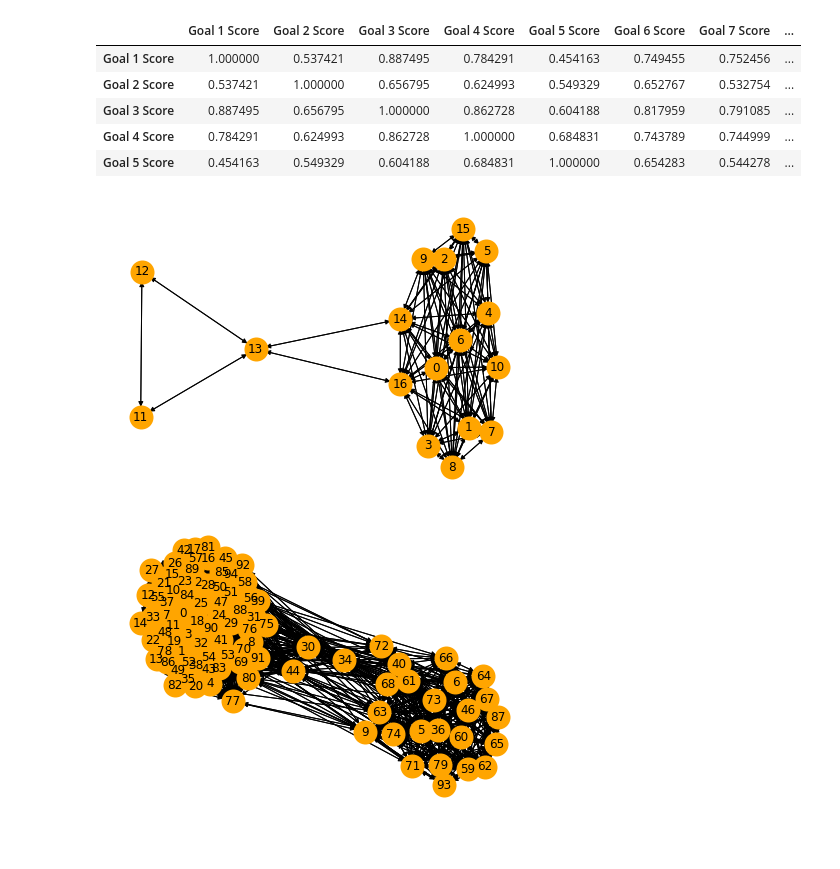
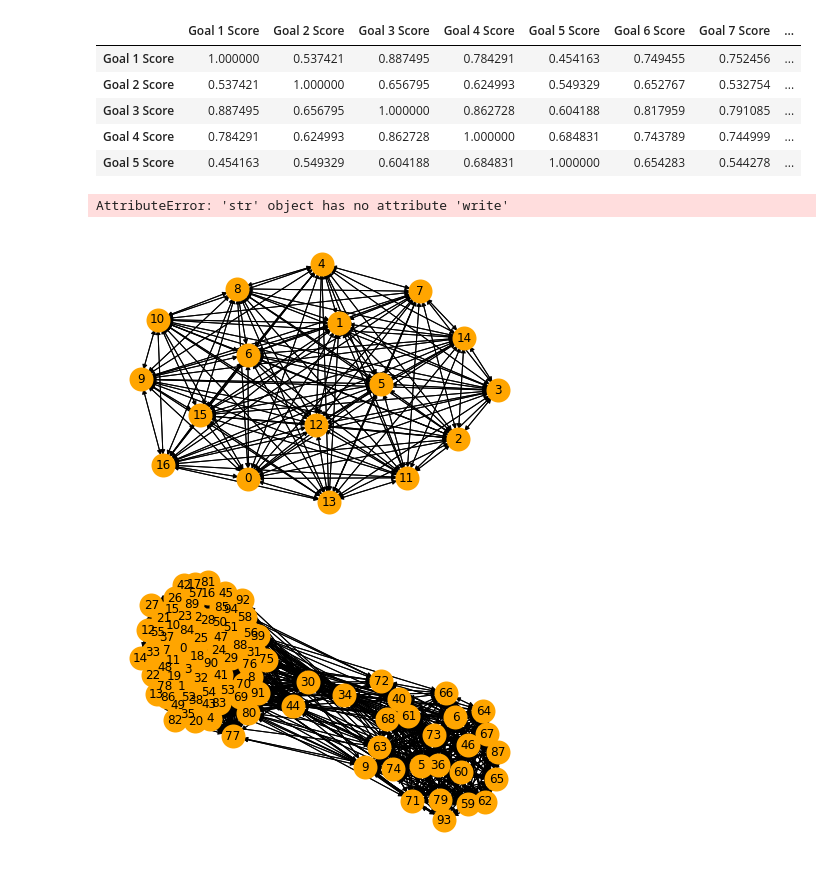
Before and after one commit to ericssimpson/sustainable-development-modeling, a Jupyter notebook: sdg_analysis.ipynb, the cells around one changed output. Drawn from its saved outputs; the diff is of its cells as text; code cells hidden in the pictures.

```diff
--- a/sdg_analysis.ipynb
+++ b/sdg_analysis.ipynb
@@ -150,15 +150,17 @@ sdg_pearson.head()
 # %%
 sdg_goals_names = list(sdg_goals.keys())
 values = sdg_pearson.values
-graph_sdg_p = Graph.Weighted_Adjacency((values>0).tolist())
+graph_sdg_p = Graph.Weighted_Adjacency((values).tolist())
 graph_sdg_p = graph_sdg_p.simplify()
-#graph.es['weight'] = values[values.nonzero()]
-#graph.vs['label'] = sdg_goals_names
+graph_sdg_p.es['weight'] = values[values.nonzero()]
+graph_sdg_p.vs['label'] = sdg_goals_names
 graph_sdg_p = graph_sdg_p.to_networkx()
 
 nx.draw(graph_sdg_p, with_labels=True, node_color='orange', node_size=400, edge_color='black', linewidths=4, font_size=12, pos=nx.spring_layout(graph_sdg_p, k=0.15, weight='value', iterations=50))
+write(graph_sdg_p, 'gml')
 # %% [output]
+AttributeError: 'str' object has no attribute 'write'
-[figure, old version]
+[figure, new version]
 # %%
 sdg_sub_goals_names = list(sdg_sub_goals.keys())
 values = sdg_sub_pearson.values
```
Also changed, not shown: 1 other file.
